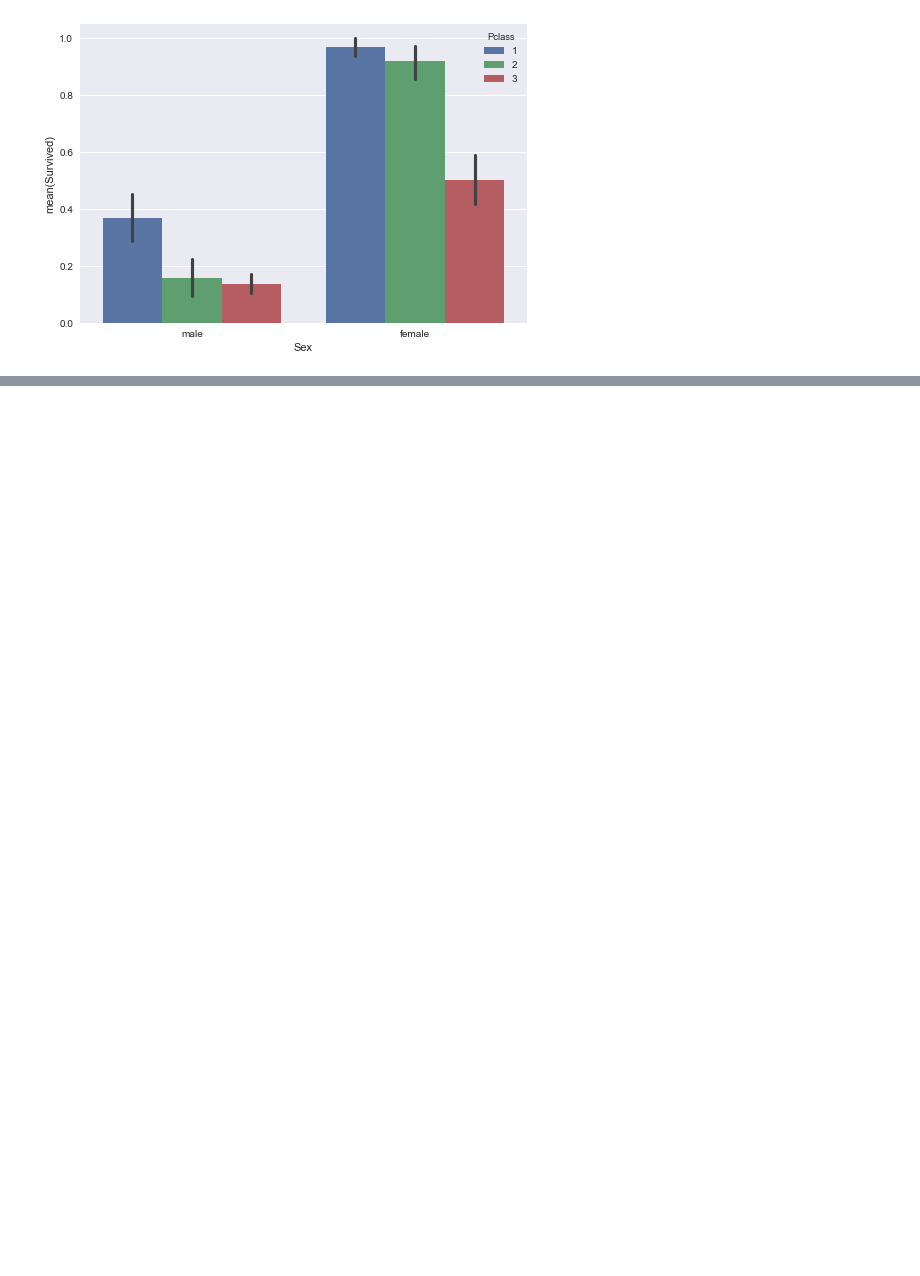
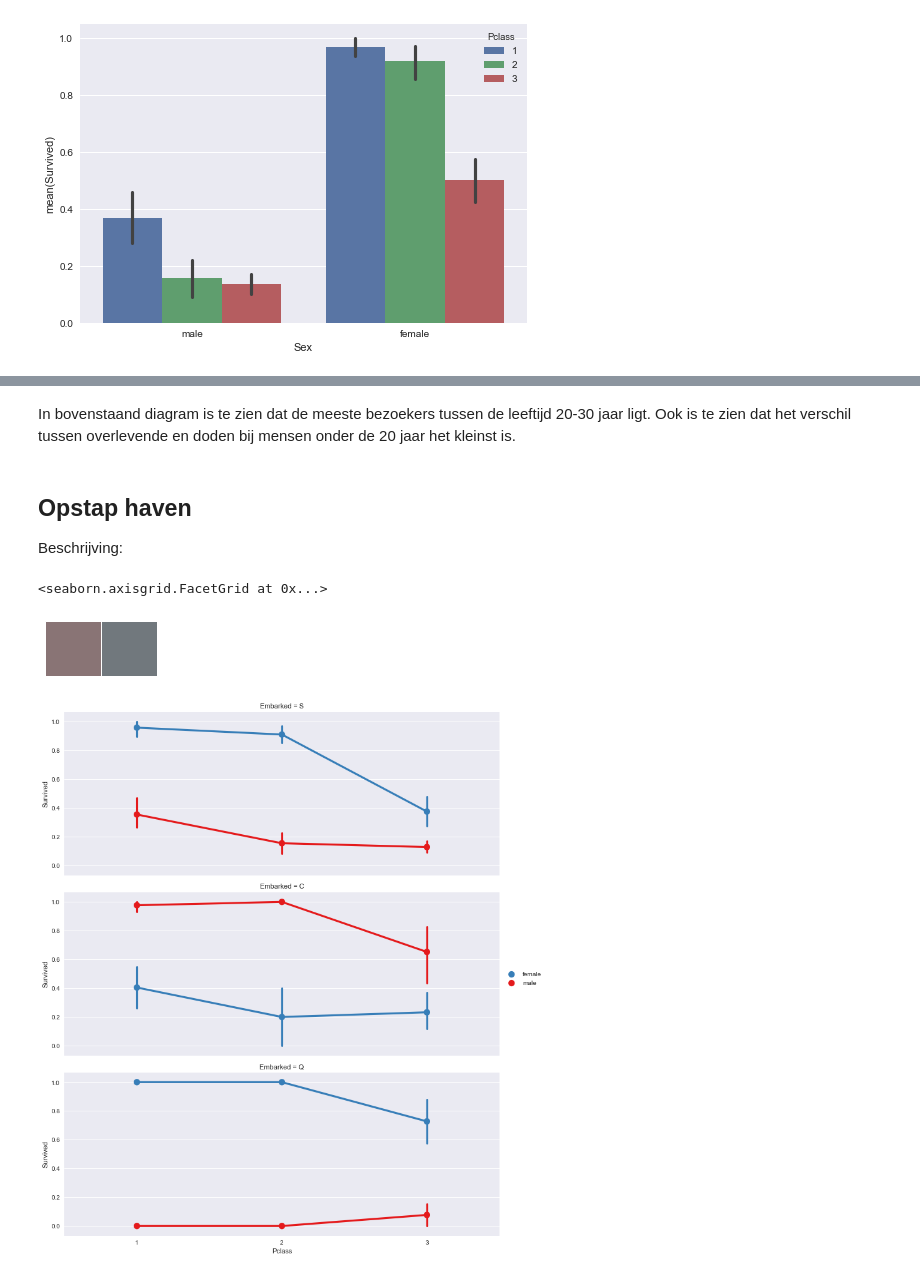
Before and after one commit to didekoning/V2DS-Specialisatie-Titanic, a Jupyter notebook: Specialisatie.ipynb, the cells around one changed output, grey strips where cells are left out. Drawn from its saved outputs; the diff is of its cells as text; code cells hidden in the pictures; blank space fills up the shorter version.

```diff
--- a/Specialisatie.ipynb
+++ b/Specialisatie.ipynb
@@ -84,0 +182,14 @@ dtype: float64
+# %% [markdown]
+In bovenstaand diagram is te zien dat de meeste bezoekers tussen de leeftijd 20-30 jaar ligt.  Ook is te zien dat het verschil tussen overlevende en doden bij mensen onder de 20 jaar het kleinst is.
+# %% [markdown]
+## Opstap haven
+Beschrijving:
+# %%
+sns.palplot(sns.color_palette("Set1", n_colors=2, desat=.1))
+grid = sns.FacetGrid(df_train, row='Embarked', size=4.2, aspect=2.5)
+grid.map(sns.pointplot, 'Pclass', 'Survived', 'Sex', palette='Set1')
+grid.add_legend()
+# %% [output]
+<seaborn.axisgrid.FacetGrid at 0x...>
+[figure, added]
+[figure, added]
```
Also changed, not shown: parts of 31 cells of this notebook, 1 other file.
